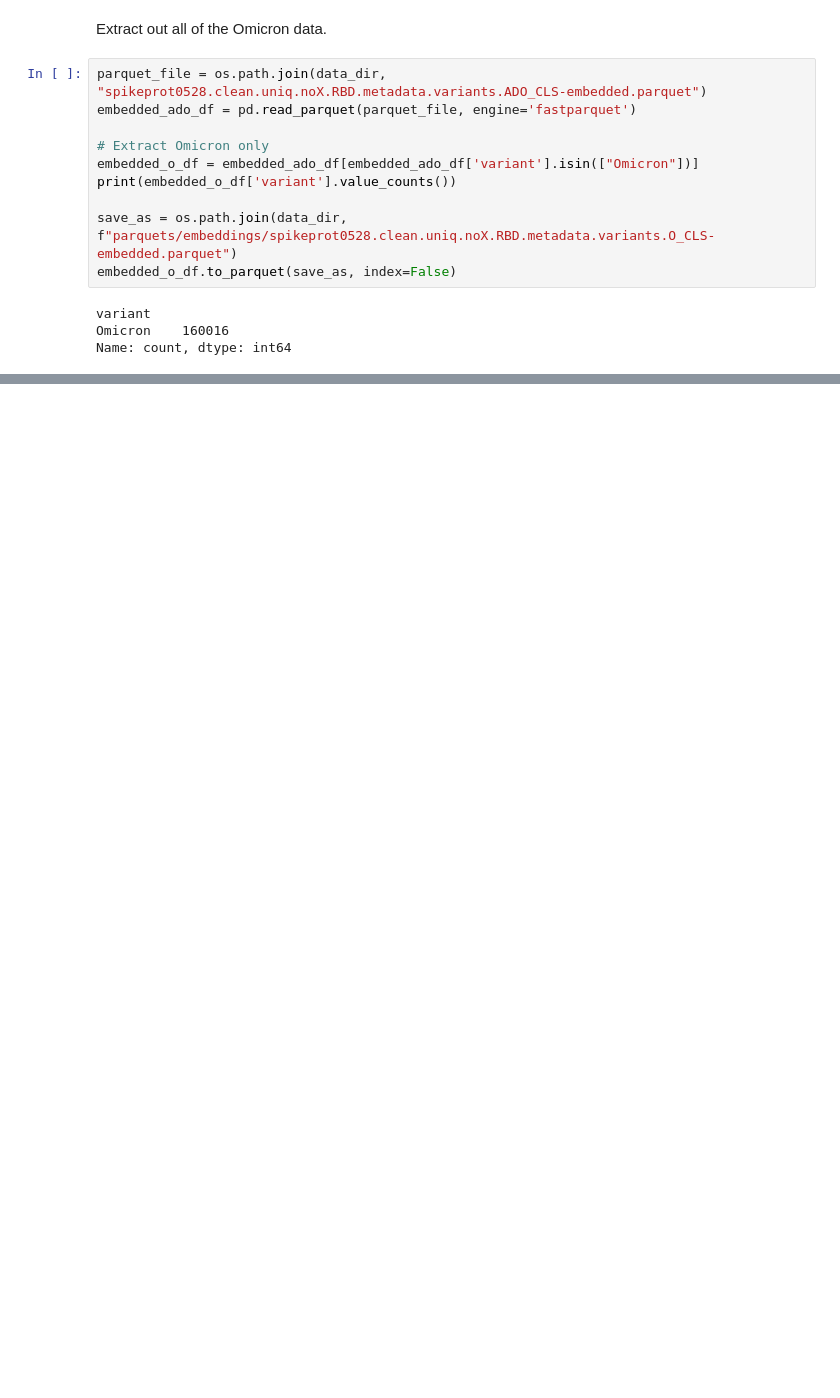
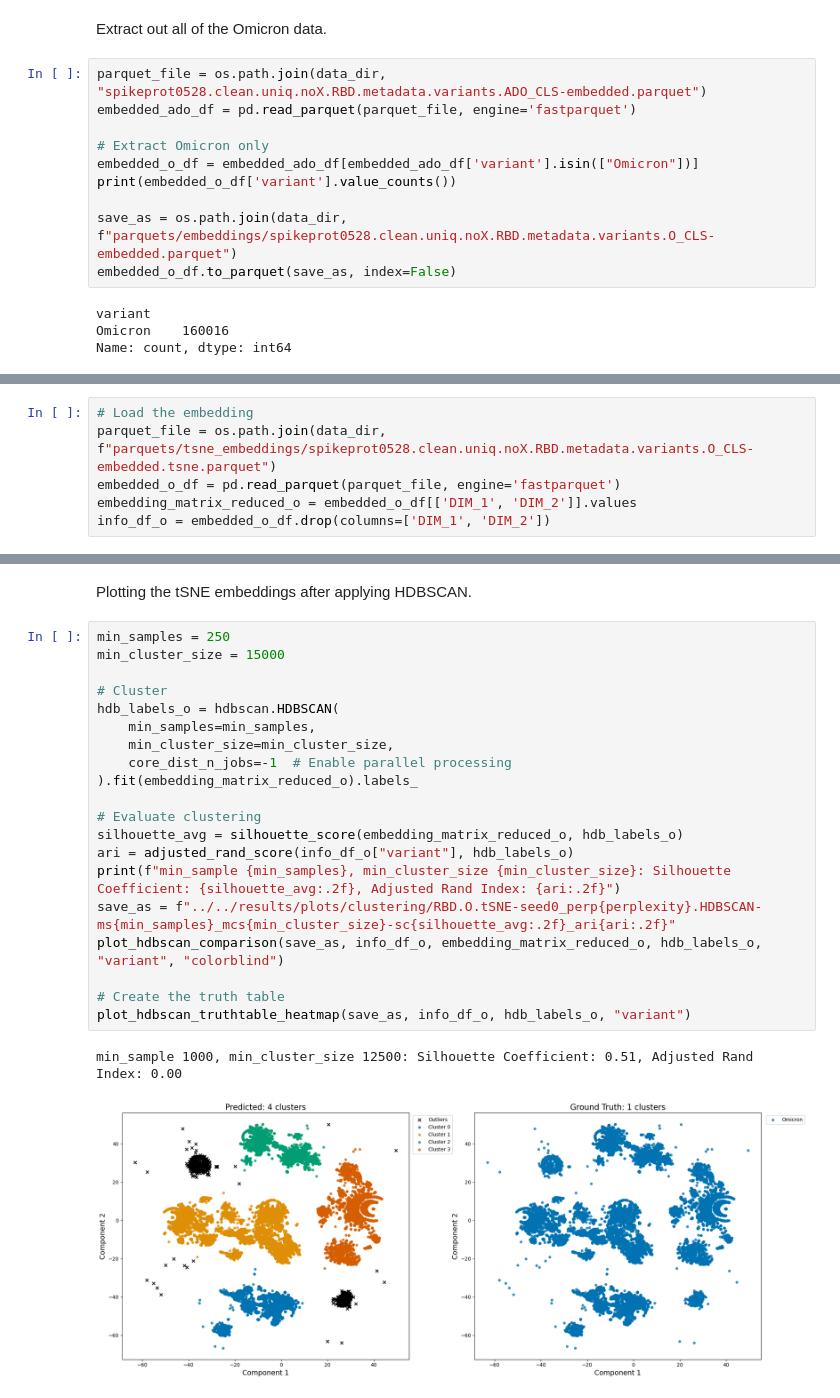
Before and after one commit to hubin-keio/Spike_NLP, a Jupyter notebook: notebooks/clustering/hdbscan_clustering-RBD.ipynb, the cells around one changed output, grey strips where cells are left out. Cells and saved outputs as stored; diff of their text form; blank space fills up the shorter version.

```diff
--- a/notebooks/clustering/hdbscan_clustering-RBD.ipynb
+++ b/notebooks/clustering/hdbscan_clustering-RBD.ipynb
@@ -507,0 +692,6 @@ Name: count, dtype: int64
+# %%
+# Load the embedding
+parquet_file = os.path.join(data_dir, f"parquets/tsne_embeddings/spikeprot0528.clean.uniq.noX.RBD.metadata.variants.O_CLS-embedded.tsne.parquet")
+embedded_o_df = pd.read_parquet(parquet_file, engine='fastparquet')
+embedding_matrix_reduced_o = embedded_o_df[['DIM_1', 'DIM_2']].values
+info_df_o = embedded_o_df.drop(columns=['DIM_1', 'DIM_2'])
@@ -507,0 +752,25 @@ Name: count, dtype: int64
+# %% [markdown]
+Plotting the tSNE embeddings after applying HDBSCAN.
+# %%
+min_samples = 250
+min_cluster_size = 15000
+
+# Cluster
+hdb_labels_o = hdbscan.HDBSCAN(
+    min_samples=min_samples,
+    min_cluster_size=min_cluster_size,
+    core_dist_n_jobs=-1  # Enable parallel processing
+).fit(embedding_matrix_reduced_o).labels_
+
+# Evaluate clustering
+silhouette_avg = silhouette_score(embedding_matrix_reduced_o, hdb_labels_o)
+ari = adjusted_rand_score(info_df_o["variant"], hdb_labels_o)
+print(f"min_sample {min_samples}, min_cluster_size {min_cluster_size}: Silhouette Coefficient: {silhouette_avg:.2f}, Adjusted Rand Index: {ari:.2f}")
+save_as = f"../../results/plots/clustering/RBD.O.tSNE-seed0_perp{perplexity}.HDBSCAN-ms{min_samples}_mcs{min_cluster_size}-sc{silhouette_avg:.2f}_ari{ari:.2f}"
+plot_hdbscan_comparison(save_as, info_df_o, embedding_matrix_reduced_o, hdb_labels_o, "variant", "colorblind")
+
+# Create the truth table
+plot_hdbscan_truthtable_heatmap(save_as, info_df_o, hdb_labels_o, "variant")
+# %% [output]
+min_sample 1000, min_cluster_size 12500: Silhouette Coefficient: 0.51, Adjusted Rand Index: 0.00
+[figure, added]
```
Also changed, not shown: parts of 21 cells of this notebook, 20 other files.
